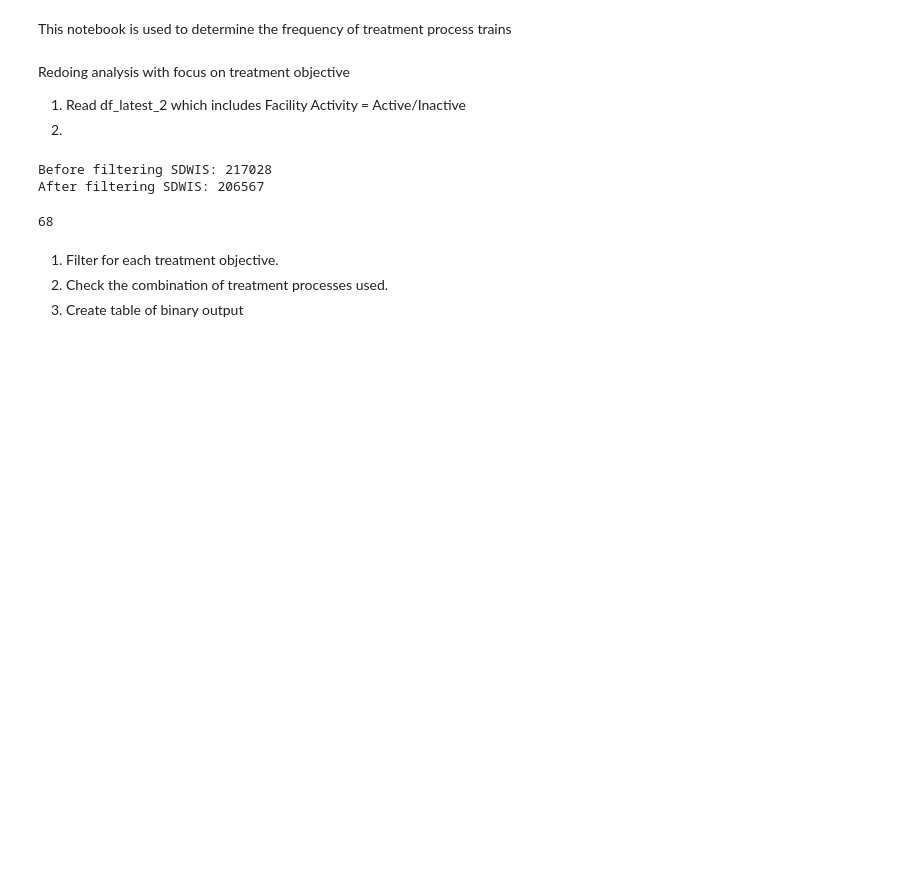
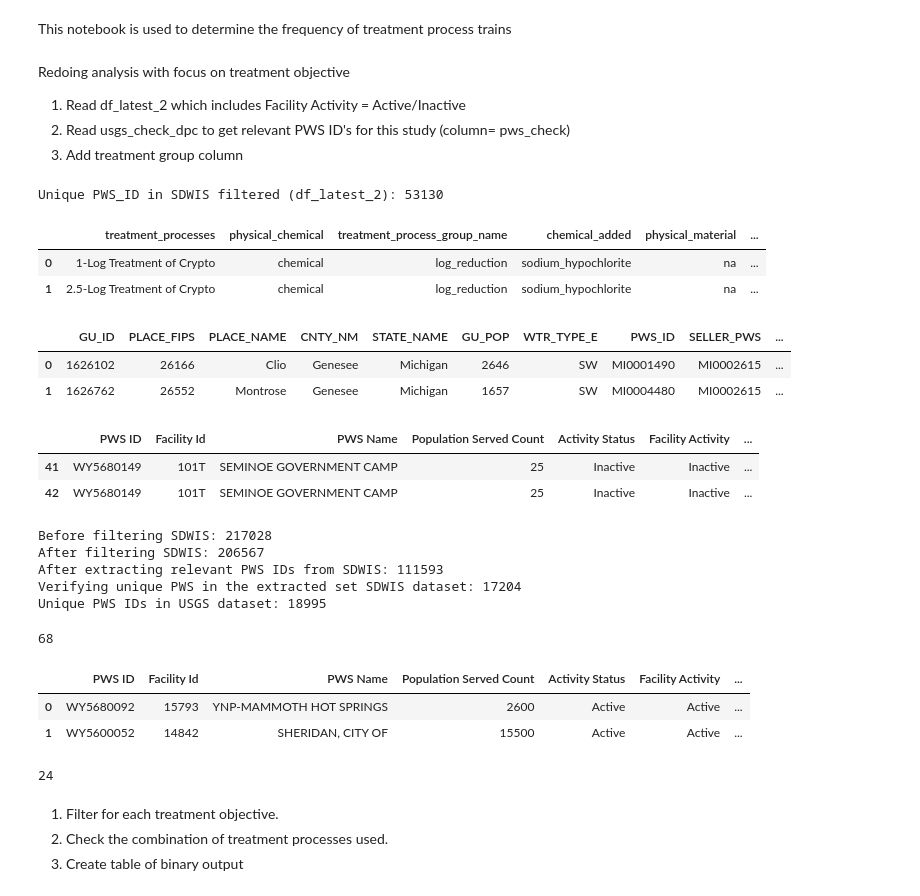
Before and after one commit to MuktaHardikar/WaterTAP3, a Jupyter notebook: watertap3/watertap3/sdwis_treatment_train.ipynb, the cells around one changed output. Saved outputs shown, nothing was run; the diff lists cells and outputs as text; code cells hidden in the pictures; blank space fills up the shorter version.

```diff
--- a/watertap3/watertap3/sdwis_treatment_train.ipynb
+++ b/watertap3/watertap3/sdwis_treatment_train.ipynb
@@ -11,6 +15,7 @@ from shapely.geometry.polygon import Polygon
 # %% [markdown]
 Redoing analysis with focus on treatment objective
 1. Read df_latest_2 which includes Facility Activity = Active/Inactive
-2.
+2. Read usgs_check_dpc to get relevant PWS ID's for this study (column= pws_check)
+3. Add treatment group column
 # %%
 # df_latest has sdwis data for all 4 quarters and drops duplicates. df_latest_2 includes Facility Activity Status = Active/Inactive
@@ -18,13 +25,32 @@ sdwis = pd.read_csv(r'C:\Users\mhardika\Documents\AMO\2050\analysis_files_2024\d
 # %%
 # Drop rows with duplicate PWS ID, Facility ID and treatment unit
-sdwis_filtered = sdwis[['PWS ID','Facility Id','PWS Name', 'Population Served Count', 'Activity Status', 'Facility Activity', 'Primary Source', 'PWS Type','Treatment Process','Treatment Objective']].drop_duplicates(subset = ['PWS ID','Facility Id','Treatment Process'])
+sdwis_filtered = sdwis[['PWS ID','Facility Id','PWS Name', 'Population Served Count', 'Activity Status', 'Facility Activity',
+                        'Primary Source', 'PWS Type','Treatment Process','Treatment Objective']].drop_duplicates(subset = ['PWS ID','Facility Id','Treatment Process'])
 # Remove rows without an treatment process listed
 sdwis_filtered = sdwis_filtered.dropna(subset=['Treatment Process'])
 # Remove PWS ID and Facility with only 1 treatment process
 # sdwis_filtered = sdwis_filtered.groupby(['PWS ID','Facility Id']).filter(lambda x: len(x['Treatment Process'])>1).reset_index()
+
+# Get unique PWS IDs in SDWIS data set
+sdwis_pws_ids = sdwis_filtered['PWS ID'].unique()
+print('Unique PWS_ID in SDWIS filtered (df_latest_2):', len(sdwis_pws_ids))
+# %% [output]
+Unique PWS_ID in SDWIS filtered (df_latest_2): 53130
-# %%
-print('Before filtering SDWIS:', len(sdwis))
-print('After filtering SDWIS:', len(sdwis_filtered) )
-# %% [output]
-Before filtering SDWIS: 217028
-After filtering SDWIS: 206567
+# %%
+treatment_group.head(2)
+# %% [output]
+|  | treatment_processes | physical_chemical | treatment_process_group_name | chemical_added | physical_material | ... |
+| 0 | 1-Log Treatment of Crypto | chemical | log_reduction | sodium_hypochlorite | na | ... |
+| 1 | 2.5-Log Treatment of Crypto | chemical | log_reduction | sodium_hypochlorite | na | ... |
+# %%
+usgs_dpc.head(2)
+# %% [output]
+|  | GU_ID | PLACE_FIPS | PLACE_NAME | CNTY_NM | STATE_NAME | GU_POP | WTR_TYPE_E | PWS_ID | SELLER_PWS | ... |
+| 0 | 1626102 | 26166 | Clio | Genesee | Michigan | 2646 | SW | MI0001490 | MI0002615 | ... |
+| 1 | 1626762 | 26552 | Montrose | Genesee | Michigan | 1657 | SW | MI0004480 | MI0002615 | ... |
+# %%
+sdwis_filtered.head(2)
+# %% [output]
+|  | PWS ID | Facility Id | PWS Name | Population Served Count | Activity Status | Facility Activity | ... |
+| 41 | WY5680149 | 101T | SEMINOE GOVERNMENT CAMP | 25 | Inactive | Inactive | ... |
+| 42 | WY5680149 | 101T | SEMINOE GOVERNMENT CAMP | 25 | Inactive | Inactive | ... |
@@ -31,3 +61,15 @@ After filtering SDWIS: 206567
+# %%
+print('Before filtering SDWIS:', len(sdwis))
+print('After filtering SDWIS:', len(sdwis_filtered))
+print('After extracting relevant PWS IDs from SDWIS:', len(sdwis_filtered_relevant_pws))
+print('Verifying unique PWS in the extracted set SDWIS dataset:',len(sdwis_filtered_relevant_pws['PWS ID'].unique()))
+print('Unique PWS IDs in USGS dataset:',len(usgs_dpc['pws_check'].unique()))
+# %% [output]
+Before filtering SDWIS: 217028
+After filtering SDWIS: 206567
+After extracting relevant PWS IDs from SDWIS: 111593
+Verifying unique PWS in the extracted set SDWIS dataset: 17204
+Unique PWS IDs in USGS dataset: 18995
 # %%
 unique_treatment_objective = sdwis_filtered.groupby(['Treatment Objective','Treatment Process']).size().reset_index()
 unique_treatment_objective = unique_treatment_objective.sort_values(['Treatment Objective',0],ascending=[True,False])
@@ -39,6 +81,20 @@ unique_treatment_objective.reset_index(inplace = True,drop='index')
 len(unique_treatment_objective['Treatment Process'].unique())
 # %% [output]
 68
+# %%
+# Assign treatment group based on treatment process
+sdwis_filtered_relevant_pws_group = sdwis_filtered_relevant_pws.merge(treatment_group[['treatment_processes','treatment_process_group_name']],
+                                                                      left_on='Treatment Process',right_on=['treatment_processes'])
+sdwis_filtered_relevant_pws_group.head(2)
+# %% [output]
+|  | PWS ID | Facility Id | PWS Name | Population Served Count | Activity Status | Facility Activity | ... |
+| 0 | WY5680092 | 15793 | YNP-MAMMOTH HOT SPRINGS | 2600 | Active | Active | ... |
+| 1 | WY5600052 | 14842 | SHERIDAN, CITY OF | 15500 | Active | Active | ... |
+# %%
+len(sdwis_filtered_relevant_pws_group['treatment_process_group_name'].unique())
+sdwis_filtered_relevant_pws_group
+# %% [output]
+24
 # %% [markdown]
 1. Filter for each treatment objective.
 2. Check the combination of treatment processes used.
```
Also changed, not shown: parts of 13 cells of this notebook, 1 other file.
